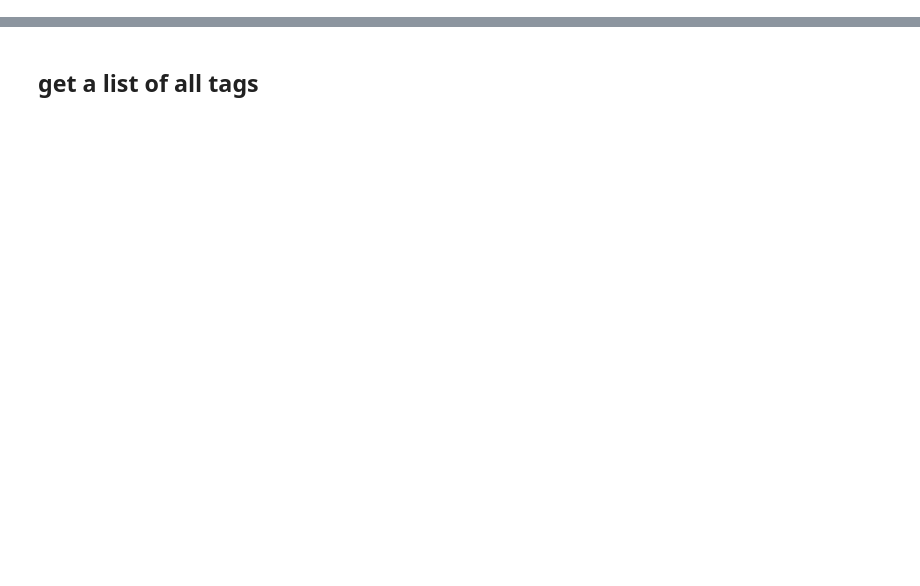
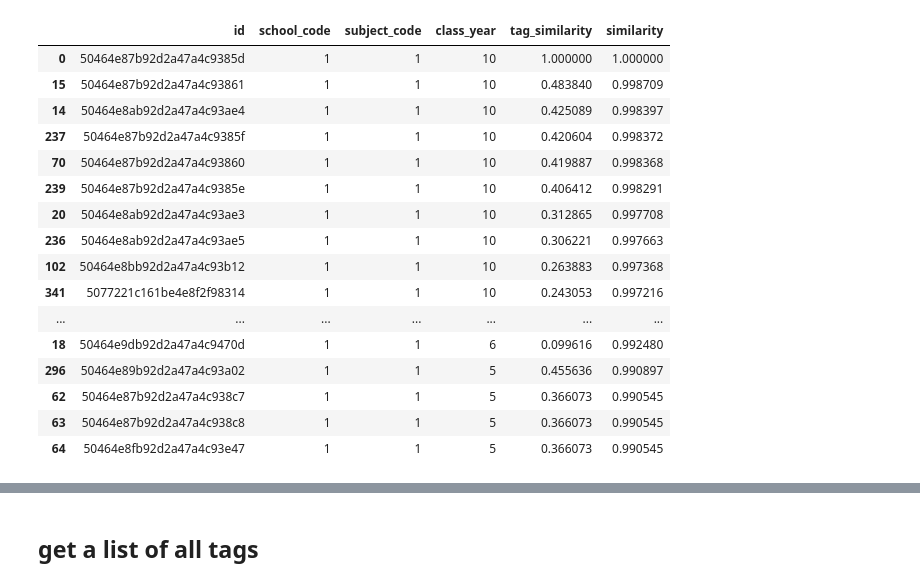
Before and after one commit to maxkimambo/recommender, a Jupyter notebook: Recommender-Copy1.ipynb, the cells around one changed output, grey strips where cells are left out. Saved outputs shown, nothing was run; the diff lists cells and outputs as text; code cells hidden in the pictures; blank space fills up the shorter version.

```diff
--- a/Recommender-Copy1.ipynb
+++ b/Recommender-Copy1.ipynb
@@ -110,0 +229,2 @@ no_nulls = df.fillna(0)
+# %%
+doc_similarity_matrix = doc_similarity_matrix[(doc_similarity_matrix["similarity"] > 0.90)]
@@ -110,0 +235,20 @@ no_nulls = df.fillna(0)
+# %%
+sorted_docs.head(30)
+# %% [output]
+|  | id | school_code | subject_code | class_year | tag_similarity | similarity |
+| 0 | 50464e87b92d2a47a4c9385d | 1 | 1 | 10 | 1.000000 | 1.000000 |
+| 15 | 50464e87b92d2a47a4c93861 | 1 | 1 | 10 | 0.483840 | 0.998709 |
+| 14 | 50464e8ab92d2a47a4c93ae4 | 1 | 1 | 10 | 0.425089 | 0.998397 |
+| 237 | 50464e87b92d2a47a4c9385f | 1 | 1 | 10 | 0.420604 | 0.998372 |
+| 70 | 50464e87b92d2a47a4c93860 | 1 | 1 | 10 | 0.419887 | 0.998368 |
+| 239 | 50464e87b92d2a47a4c9385e | 1 | 1 | 10 | 0.406412 | 0.998291 |
+| 20 | 50464e8ab92d2a47a4c93ae3 | 1 | 1 | 10 | 0.312865 | 0.997708 |
+| 236 | 50464e8ab92d2a47a4c93ae5 | 1 | 1 | 10 | 0.306221 | 0.997663 |
+| 102 | 50464e8bb92d2a47a4c93b12 | 1 | 1 | 10 | 0.263883 | 0.997368 |
+| 341 | 5077221c161be4e8f2f98314 | 1 | 1 | 10 | 0.243053 | 0.997216 |
+| ... | ... | ... | ... | ... | ... | ... |
+| 18 | 50464e9db92d2a47a4c9470d | 1 | 1 | 6 | 0.099616 | 0.992480 |
+| 296 | 50464e89b92d2a47a4c93a02 | 1 | 1 | 5 | 0.455636 | 0.990897 |
+| 62 | 50464e87b92d2a47a4c938c7 | 1 | 1 | 5 | 0.366073 | 0.990545 |
+| 63 | 50464e87b92d2a47a4c938c8 | 1 | 1 | 5 | 0.366073 | 0.990545 |
+| 64 | 50464e8fb92d2a47a4c93e47 | 1 | 1 | 5 | 0.366073 | 0.990545 |
```
Also changed, not shown: parts of 51 cells of this notebook, 2 other files.
